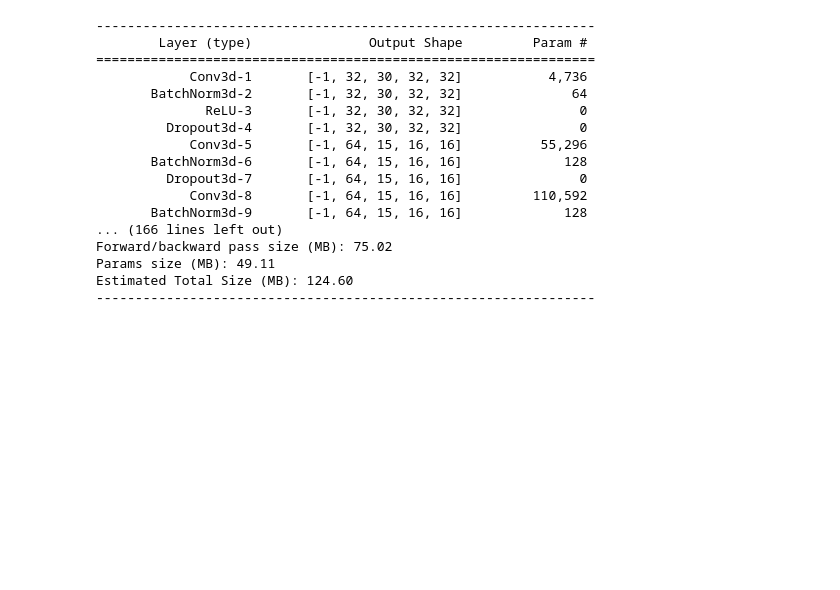
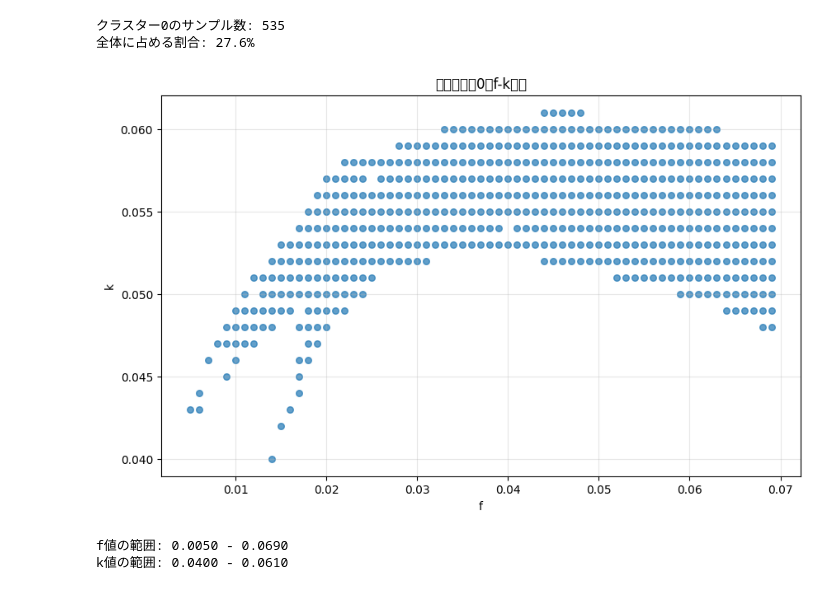
Before and after one commit to miuraTakashi/GrayScottMachineLearning, a Jupyter notebook: cluster_analysis_notebook_Phase2.ipynb, the cells around one changed output. Saved outputs shown, nothing was run; the diff lists cells and outputs as text; code cells hidden in the pictures; blank space fills up the shorter version.

```diff
--- a/cluster_analysis_notebook_Phase2.ipynb
+++ b/cluster_analysis_notebook_Phase2.ipynb
@@ -122,27 +103,32 @@ Forward/backward pass size (MB): 75.02
 Params size (MB): 49.11
 Estimated Total Size (MB): 124.60
 ----------------------------------------------------------------
-# %%
-from torchsummary import summary
-from src.gray_scott_autoencoder_phase2 import Conv3DAutoencoderPhase2
-
-model = Conv3DAutoencoderPhase2(input_channels=1, fixed_frames=30, target_size=(64, 64), latent_dim=256)
-summary(model, (1, 30, 64, 64))
-# %% [output]
-----------------------------------------------------------------
-        Layer (type)               Output Shape         Param #
-================================================================
-            Conv3d-1       [-1, 32, 30, 32, 32]           4,736
-       BatchNorm3d-2       [-1, 32, 30, 32, 32]              64
-              ReLU-3       [-1, 32, 30, 32, 32]               0
-         Dropout3d-4       [-1, 32, 30, 32, 32]               0
-            Conv3d-5       [-1, 64, 15, 16, 16]          55,296
-       BatchNorm3d-6       [-1, 64, 15, 16, 16]             128
-         Dropout3d-7       [-1, 64, 15, 16, 16]               0
-            Conv3d-8       [-1, 64, 15, 16, 16]         110,592
-       BatchNorm3d-9       [-1, 64, 15, 16, 16]             128
-... (166 lines left out)
-Forward/backward pass size (MB): 75.02
-Params size (MB): 49.11
-Estimated Total Size (MB): 124.60
-----------------------------------------------------------------
+# %%
+# クラスター0のデータを抽出
+cluster_0_mask = cluster_labels == 0
+cluster_0_indices = np.where(cluster_0_mask)[0]
+cluster_0_latent = latent_vectors[cluster_0_mask]
+cluster_0_f_values = f_values[cluster_0_mask]
+cluster_0_k_values = k_values[cluster_0_mask]
+
+print(f"クラスター0のサンプル数: {len(cluster_0_indices)}")
+print(f"全体に占める割合: {len(cluster_0_indices)/len(cluster_labels)*100:.1f}%")
+
+# クラスター0のf-k分布を確認
+plt.figure(figsize=(10, 6))
+plt.scatter(cluster_0_f_values, cluster_0_k_values, alpha=0.7, s=30)
+plt.xlabel('f')
+plt.ylabel('k')
+plt.title('クラスター0のf-k分布')
+plt.grid(True, alpha=0.3)
+plt.show()
+
+# クラスター0の統計情報
+print(f"f値の範囲: {cluster_0_f_values.min():.4f} - {cluster_0_f_values.max():.4f}")
+print(f"k値の範囲: {cluster_0_k_values.min():.4f} - {cluster_0_k_values.max():.4f}")
+# %% [output]
+クラスター0のサンプル数: 535
+全体に占める割合: 27.6%
+[figure, added]
+f値の範囲: 0.0050 - 0.0690
+k値の範囲: 0.0400 - 0.0610
```
Also changed, not shown: parts of 9 cells of this notebook, 1 other file.
